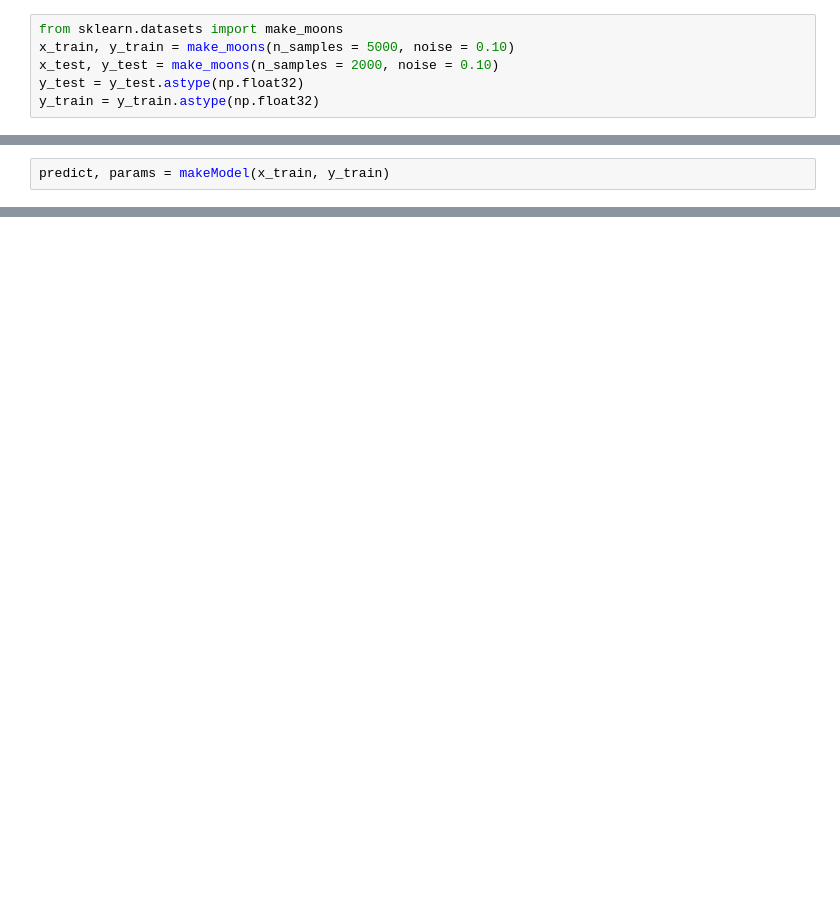
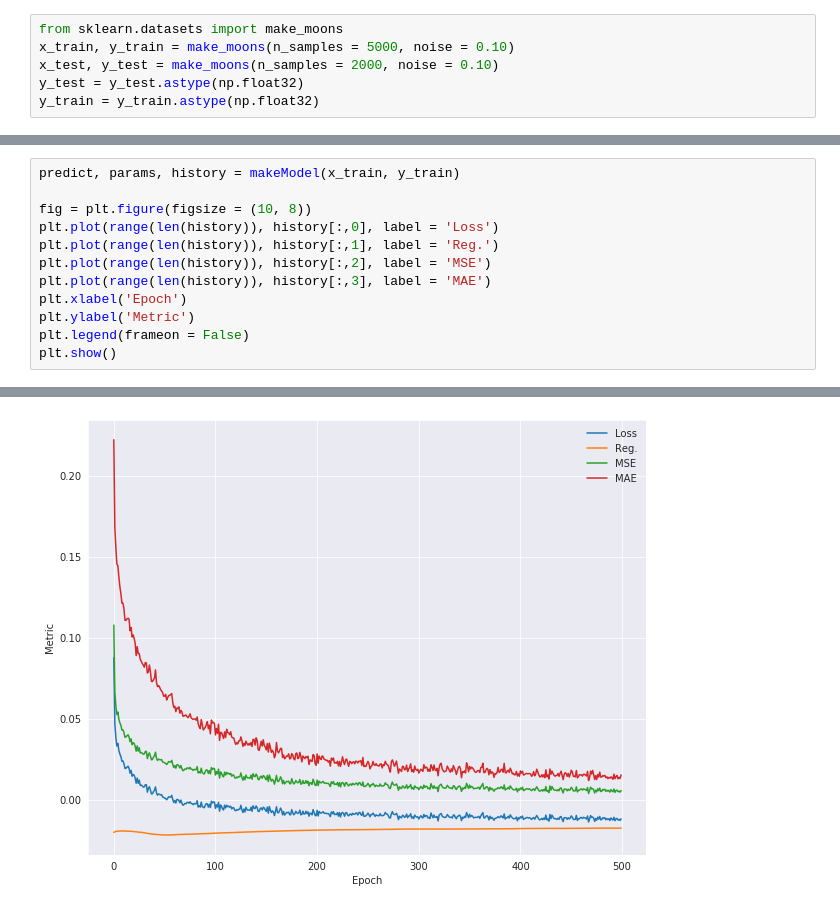
Before and after one commit to daniloefl/ConcreteDropoutTest, a Jupyter notebook: Concrete Dropout Test using JAX.ipynb, the cells around one changed output, grey strips where cells are left out. Cells and saved outputs as stored; diff of their text form; blank space fills up the shorter version.

```diff
--- a/Concrete Dropout Test using JAX.ipynb
+++ b/Concrete Dropout Test using JAX.ipynb
@@ -78,2 +174,13 @@ def makeModel(x_train, y_train):
-# %%
-predict, params = makeModel(x_train, y_train)
+# %%
+predict, params, history = makeModel(x_train, y_train)
+
+fig = plt.figure(figsize = (10, 8))
+plt.plot(range(len(history)), history[:,0], label = 'Loss')
+plt.plot(range(len(history)), history[:,1], label = 'Reg.')
+plt.plot(range(len(history)), history[:,2], label = 'MSE')
+plt.plot(range(len(history)), history[:,3], label = 'MAE')
+plt.xlabel('Epoch')
+plt.ylabel('Metric')
+plt.legend(frameon = False)
+plt.show()
+# %% [output]
@@ -79,0 +204 @@ predict, params = makeModel(x_train, y_train)
+[figure, added]
```
Also changed, not shown: parts of 7 cells of this notebook.
